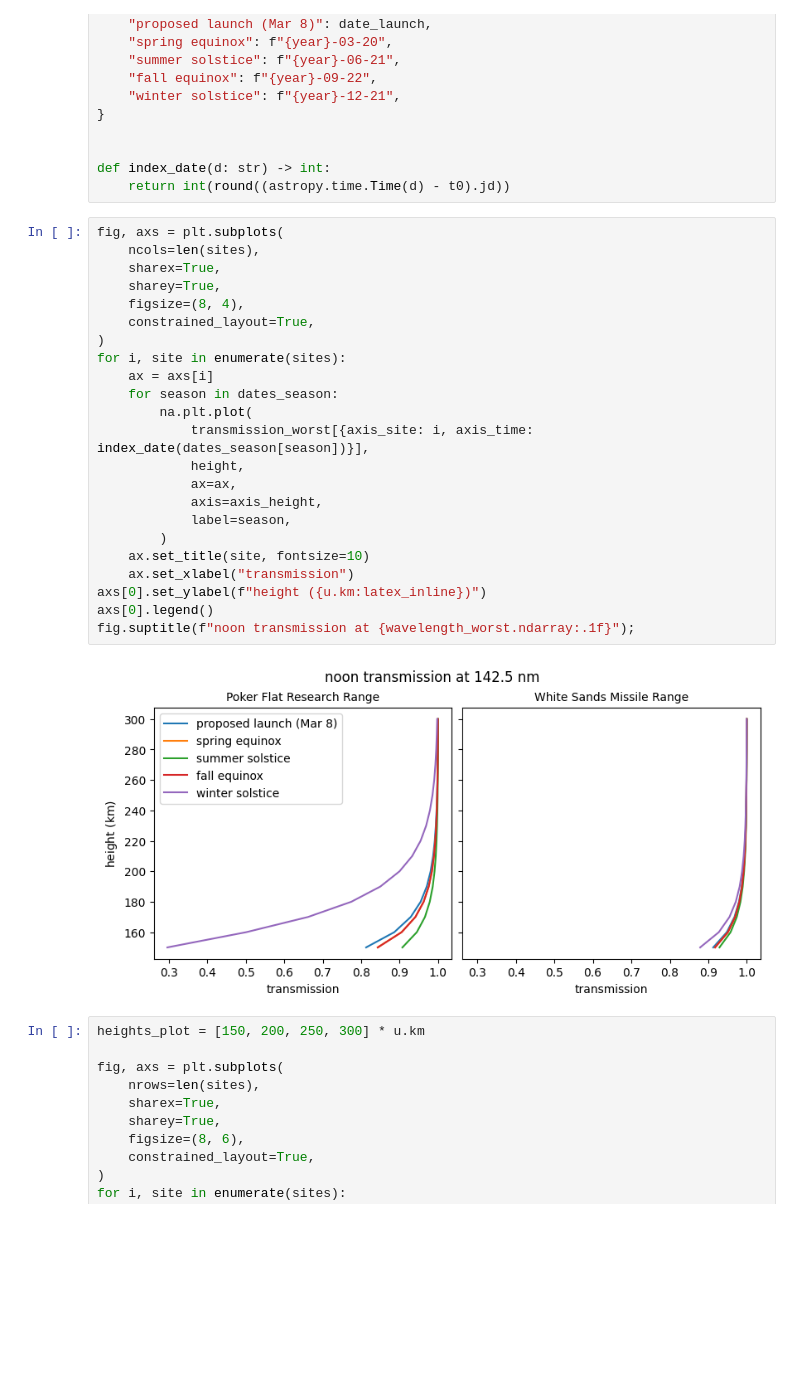
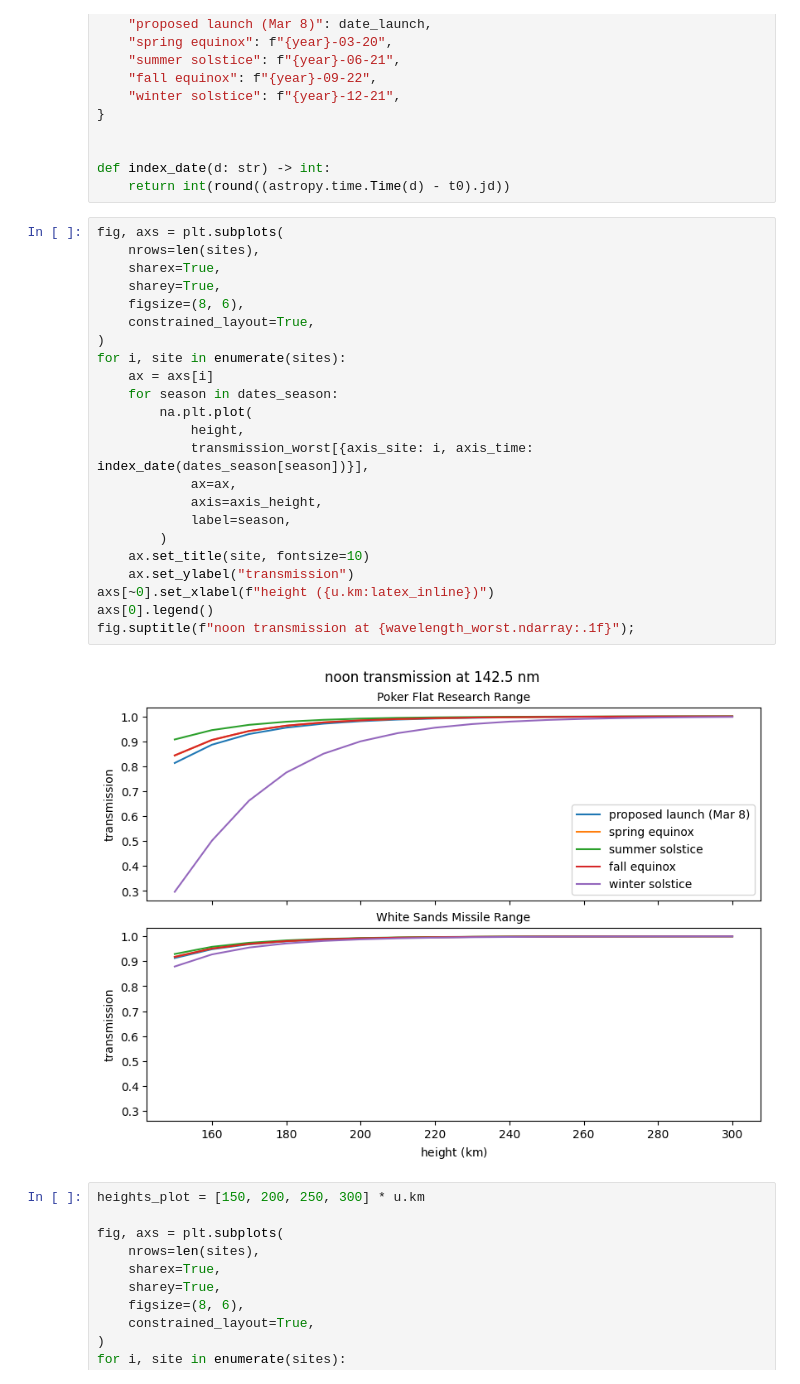
Before and after one commit to Kankelborg-Group/furst-optics, a Jupyter notebook: docs/reports/atmospheric-transmission.ipynb, the cells around one changed output. Drawn from its saved outputs; the diff is of its cells as text; blank space fills up the shorter version.

```diff
--- a/docs/reports/atmospheric-transmission.ipynb
+++ b/docs/reports/atmospheric-transmission.ipynb
@@ -298,29 +320,29 @@ def index_date(d: str) -> int:
     return int(round((astropy.time.Time(d) - t0).jd))
 # %%
 fig, axs = plt.subplots(
-    ncols=len(sites),
+    nrows=len(sites),
     sharex=True,
     sharey=True,
-    figsize=(8, 4),
+    figsize=(8, 6),
     constrained_layout=True,
 )
 for i, site in enumerate(sites):
     ax = axs[i]
     for season in dates_season:
         na.plt.plot(
+            height,
             transmission_worst[{axis_site: i, axis_time: index_date(dates_season[season])}],
-            height,
             ax=ax,
             axis=axis_height,
             label=season,
         )
     ax.set_title(site, fontsize=10)
-    ax.set_xlabel("transmission")
-axs[0].set_ylabel(f"height ({u.km:latex_inline})")
+    ax.set_ylabel("transmission")
+axs[~0].set_xlabel(f"height ({u.km:latex_inline})")
 axs[0].legend()
 fig.suptitle(f"noon transmission at {wavelength_worst.ndarray:.1f}");
 # %% [output]
-[figure, old version]
+[figure, new version]
 # %%
 heights_plot = [150, 200, 250, 300] * u.km
 
```
Also changed, not shown: parts of 24 cells of this notebook, 1 other file.
